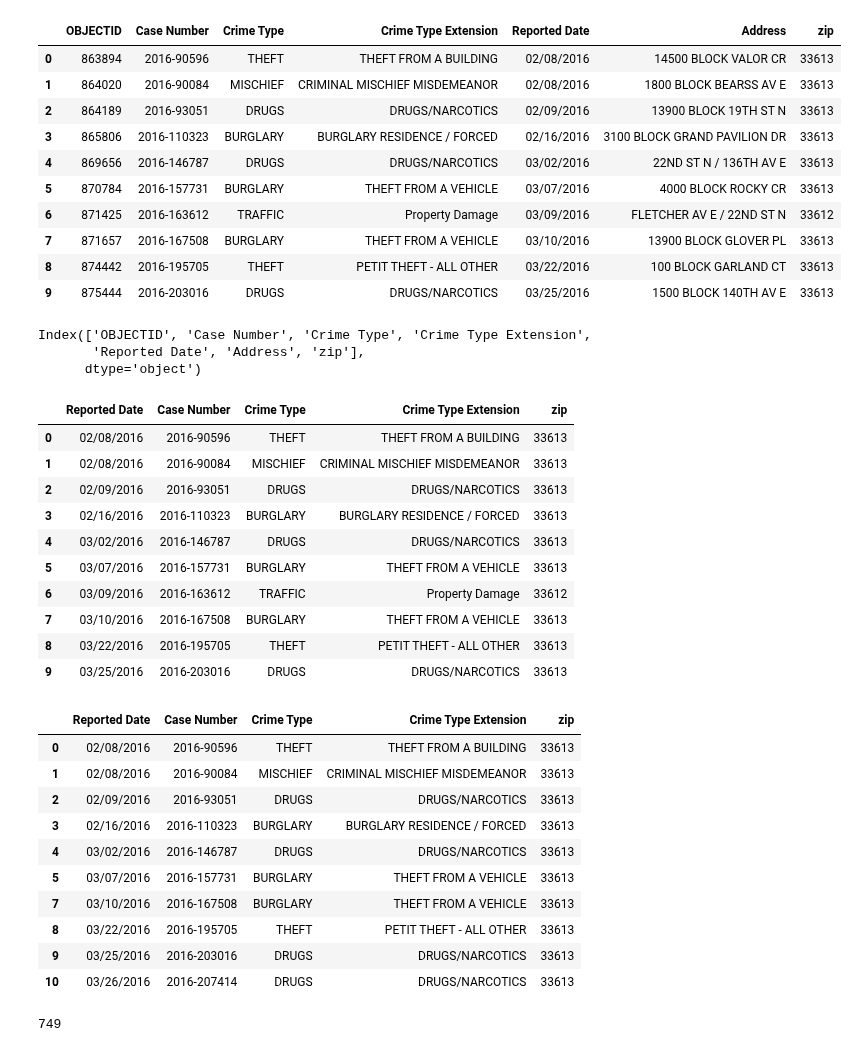
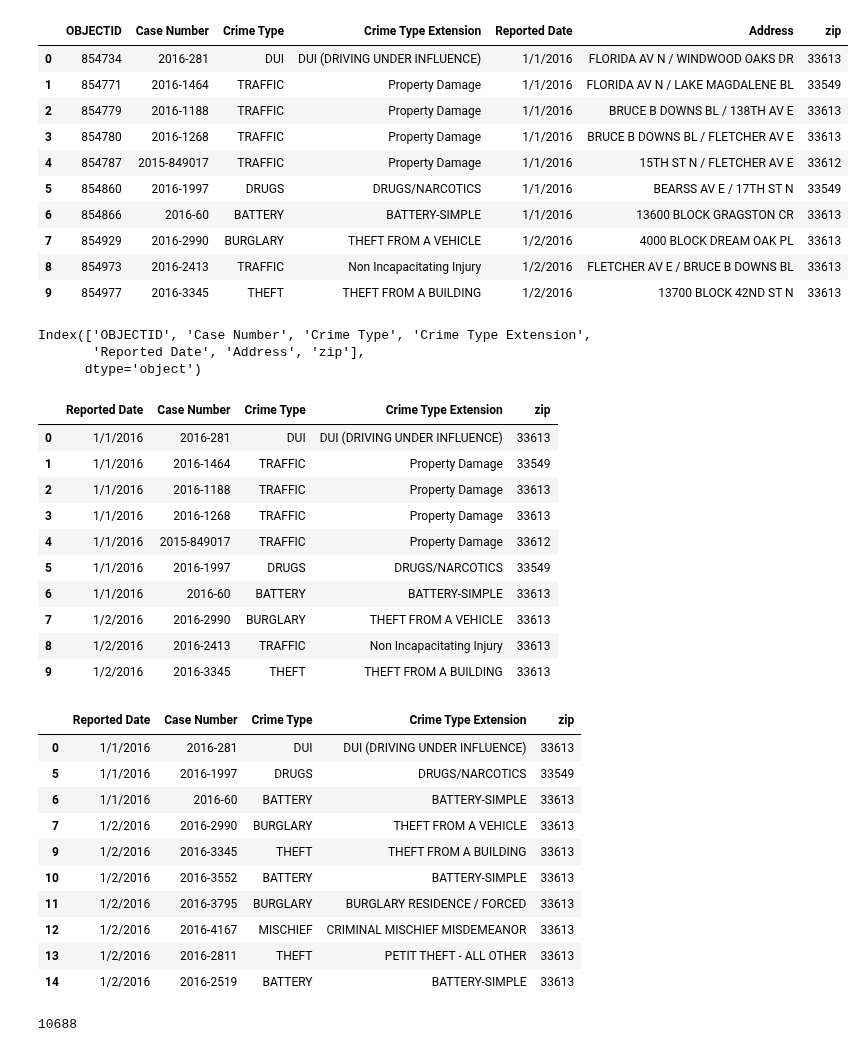
Before and after one commit to gregb23/Project1_Group4, a Jupyter notebook: SA/Codes/datacrimes33613-5y.ipynb, the cells around one changed output. Drawn from its saved outputs; the diff is of its cells as text; code cells hidden in the pictures.

```diff
--- a/SA/Codes/datacrimes33613-5y.ipynb
+++ b/SA/Codes/datacrimes33613-5y.ipynb
@@ -1,24 +1,24 @@
 # %%
 #dependencies
 import pandas as pd
 import numpy as np
 import matplotlib.pyplot as plt
 #file path
-csv_path = "../Resources/crimedata_33613_5y.csv"
+csv_path = "../Resources/crimedata-33613-5yr.csv"
 crime_data_df = pd.read_csv(csv_path)
 crime_data_df.head(10)
 # %% [output]
 |  | OBJECTID | Case Number | Crime Type | Crime Type Extension | Reported Date | Address | zip |
-| 0 | 863894 | 2016-90596 | THEFT | THEFT FROM A BUILDING | 02/08/2016 | 14500 BLOCK VALOR CR | 33613 |
-| 1 | 864020 | 2016-90084 | MISCHIEF | CRIMINAL MISCHIEF MISDEMEANOR | 02/08/2016 | 1800 BLOCK BEARSS AV E | 33613 |
-| 2 | 864189 | 2016-93051 | DRUGS | DRUGS/NARCOTICS | 02/09/2016 | 13900 BLOCK 19TH ST N | 33613 |
-| 3 | 865806 | 2016-110323 | BURGLARY | BURGLARY RESIDENCE / FORCED | 02/16/2016 | 3100 BLOCK GRAND PAVILION DR | 33613 |
-| 4 | 869656 | 2016-146787 | DRUGS | DRUGS/NARCOTICS | 03/02/2016 | 22ND ST N / 136TH AV E | 33613 |
-| 5 | 870784 | 2016-157731 | BURGLARY | THEFT FROM A VEHICLE | 03/07/2016 | 4000 BLOCK ROCKY CR | 33613 |
-| 6 | 871425 | 2016-163612 | TRAFFIC | Property Damage | 03/09/2016 | FLETCHER AV E / 22ND ST N | 33612 |
-| 7 | 871657 | 2016-167508 | BURGLARY | THEFT FROM A VEHICLE | 03/10/2016 | 13900 BLOCK GLOVER PL | 33613 |
-| 8 | 874442 | 2016-195705 | THEFT | PETIT THEFT - ALL OTHER | 03/22/2016 | 100 BLOCK GARLAND CT | 33613 |
-| 9 | 875444 | 2016-203016 | DRUGS | DRUGS/NARCOTICS | 03/25/2016 | 1500 BLOCK 140TH AV E | 33613 |
+| 0 | 854734 | 2016-281 | DUI | DUI (DRIVING UNDER INFLUENCE) | 1/1/2016 | FLORIDA AV N / WINDWOOD OAKS DR | 33613 |
+| 1 | 854771 | 2016-1464 | TRAFFIC | Property Damage | 1/1/2016 | FLORIDA AV N / LAKE MAGDALENE BL | 33549 |
+| 2 | 854779 | 2016-1188 | TRAFFIC | Property Damage | 1/1/2016 | BRUCE B DOWNS BL / 138TH AV E | 33613 |
+| 3 | 854780 | 2016-1268 | TRAFFIC | Property Damage | 1/1/2016 | BRUCE B DOWNS BL / FLETCHER AV E | 33613 |
+| 4 | 854787 | 2015-849017 | TRAFFIC | Property Damage | 1/1/2016 | 15TH ST N / FLETCHER AV E | 33612 |
+| 5 | 854860 | 2016-1997 | DRUGS | DRUGS/NARCOTICS | 1/1/2016 | BEARSS AV E / 17TH ST N | 33549 |
+| 6 | 854866 | 2016-60 | BATTERY | BATTERY-SIMPLE | 1/1/2016 | 13600 BLOCK GRAGSTON CR | 33613 |
+| 7 | 854929 | 2016-2990 | BURGLARY | THEFT FROM A VEHICLE | 1/2/2016 | 4000 BLOCK DREAM OAK PL | 33613 |
+| 8 | 854973 | 2016-2413 | TRAFFIC | Non Incapacitating Injury | 1/2/2016 | FLETCHER AV E / BRUCE B DOWNS BL | 33613 |
+| 9 | 854977 | 2016-3345 | THEFT | THEFT FROM A BUILDING | 1/2/2016 | 13700 BLOCK 42ND ST N | 33613 |
 # %%
 #identify columns names used in the data
 crime_data_df.columns
@@ -33,16 +33,16 @@ reduced_crime_data_df = crime_data_df.loc[:, ['Reported Date', 'Case Number', 'C
 reduced_crime_data_df.head(10)
 # %% [output]
 |  | Reported Date | Case Number | Crime Type | Crime Type Extension | zip |
-| 0 | 02/08/2016 | 2016-90596 | THEFT | THEFT FROM A BUILDING | 33613 |
-| 1 | 02/08/2016 | 2016-90084 | MISCHIEF | CRIMINAL MISCHIEF MISDEMEANOR | 33613 |
-| 2 | 02/09/2016 | 2016-93051 | DRUGS | DRUGS/NARCOTICS | 33613 |
-| 3 | 02/16/2016 | 2016-110323 | BURGLARY | BURGLARY RESIDENCE / FORCED | 33613 |
-| 4 | 03/02/2016 | 2016-146787 | DRUGS | DRUGS/NARCOTICS | 33613 |
-| 5 | 03/07/2016 | 2016-157731 | BURGLARY | THEFT FROM A VEHICLE | 33613 |
-| 6 | 03/09/2016 | 2016-163612 | TRAFFIC | Property Damage | 33612 |
-| 7 | 03/10/2016 | 2016-167508 | BURGLARY | THEFT FROM A VEHICLE | 33613 |
-| 8 | 03/22/2016 | 2016-195705 | THEFT | PETIT THEFT - ALL OTHER | 33613 |
-| 9 | 03/25/2016 | 2016-203016 | DRUGS | DRUGS/NARCOTICS | 33613 |
+| 0 | 1/1/2016 | 2016-281 | DUI | DUI (DRIVING UNDER INFLUENCE) | 33613 |
+| 1 | 1/1/2016 | 2016-1464 | TRAFFIC | Property Damage | 33549 |
+| 2 | 1/1/2016 | 2016-1188 | TRAFFIC | Property Damage | 33613 |
+| 3 | 1/1/2016 | 2016-1268 | TRAFFIC | Property Damage | 33613 |
+| 4 | 1/1/2016 | 2015-849017 | TRAFFIC | Property Damage | 33612 |
+| 5 | 1/1/2016 | 2016-1997 | DRUGS | DRUGS/NARCOTICS | 33549 |
+| 6 | 1/1/2016 | 2016-60 | BATTERY | BATTERY-SIMPLE | 33613 |
+| 7 | 1/2/2016 | 2016-2990 | BURGLARY | THEFT FROM A VEHICLE | 33613 |
+| 8 | 1/2/2016 | 2016-2413 | TRAFFIC | Non Incapacitating Injury | 33613 |
+| 9 | 1/2/2016 | 2016-3345 | THEFT | THEFT FROM A BUILDING | 33613 |
 # %%
 #columns to use in the table below
 columns = [
@@ -53,21 +53,21 @@ data_crime_no_traffic_df = reduced_crime_data_df.loc[reduced_crime_data_df["Crim
 data_crime_no_traffic_df.head(10)
 # %% [output]
 |  | Reported Date | Case Number | Crime Type | Crime Type Extension | zip |
-| 0 | 02/08/2016 | 2016-90596 | THEFT | THEFT FROM A BUILDING | 33613 |
-| 1 | 02/08/2016 | 2016-90084 | MISCHIEF | CRIMINAL MISCHIEF MISDEMEANOR | 33613 |
-| 2 | 02/09/2016 | 2016-93051 | DRUGS | DRUGS/NARCOTICS | 33613 |
-| 3 | 02/16/2016 | 2016-110323 | BURGLARY | BURGLARY RESIDENCE / FORCED | 33613 |
-| 4 | 03/02/2016 | 2016-146787 | DRUGS | DRUGS/NARCOTICS | 33613 |
-| 5 | 03/07/2016 | 2016-157731 | BURGLARY | THEFT FROM A VEHICLE | 33613 |
-| 7 | 03/10/2016 | 2016-167508 | BURGLARY | THEFT FROM A VEHICLE | 33613 |
-| 8 | 03/22/2016 | 2016-195705 | THEFT | PETIT THEFT - ALL OTHER | 33613 |
-| 9 | 03/25/2016 | 2016-203016 | DRUGS | DRUGS/NARCOTICS | 33613 |
-| 10 | 03/26/2016 | 2016-207414 | DRUGS | DRUGS/NARCOTICS | 33613 |
+| 0 | 1/1/2016 | 2016-281 | DUI | DUI (DRIVING UNDER INFLUENCE) | 33613 |
+| 5 | 1/1/2016 | 2016-1997 | DRUGS | DRUGS/NARCOTICS | 33549 |
+| 6 | 1/1/2016 | 2016-60 | BATTERY | BATTERY-SIMPLE | 33613 |
+| 7 | 1/2/2016 | 2016-2990 | BURGLARY | THEFT FROM A VEHICLE | 33613 |
+| 9 | 1/2/2016 | 2016-3345 | THEFT | THEFT FROM A BUILDING | 33613 |
+| 10 | 1/2/2016 | 2016-3552 | BATTERY | BATTERY-SIMPLE | 33613 |
+| 11 | 1/2/2016 | 2016-3795 | BURGLARY | BURGLARY RESIDENCE / FORCED | 33613 |
+| 12 | 1/2/2016 | 2016-4167 | MISCHIEF | CRIMINAL MISCHIEF MISDEMEANOR | 33613 |
+| 13 | 1/2/2016 | 2016-2811 | THEFT | PETIT THEFT - ALL OTHER | 33613 |
+| 14 | 1/2/2016 | 2016-2519 | BATTERY | BATTERY-SIMPLE | 33613 |
 # %%
 #count all non traffic related crimes
 data_crime_no_traffic_df["Case Number"].count()
 # %% [output]
-749
+10688
 # %%
 #list of crimes and count
 crime_type = data_crime_no_traffic_df.groupby("Crime Type")
```
Also changed, not shown: parts of 3 cells of this notebook, 10 other files.
